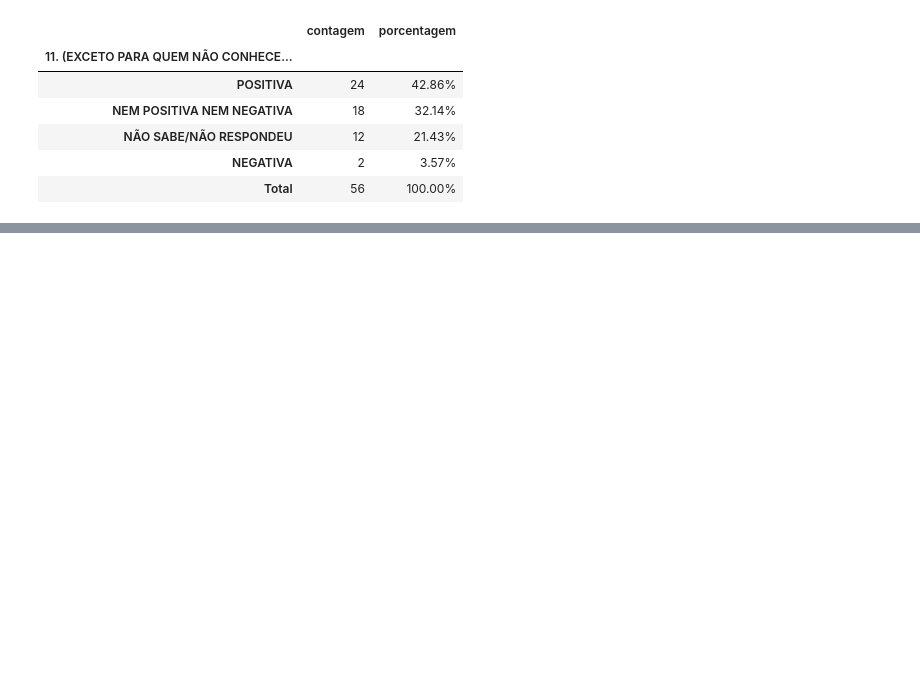
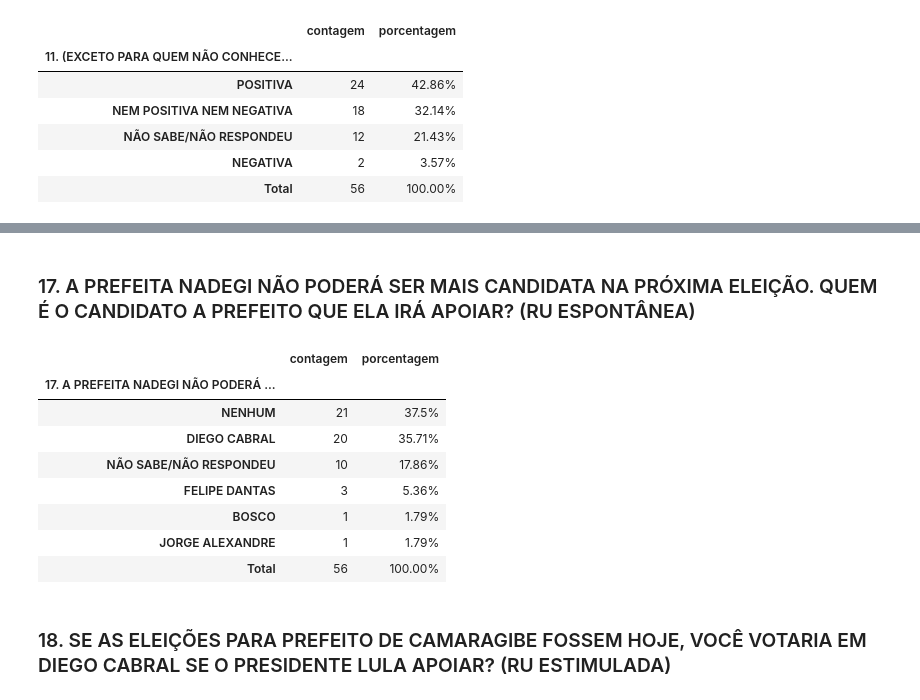
Before and after one commit to JoaoBoscoDuarte/Analise-Tratamento_Dados, a Jupyter notebook: analise.ipynb, the cells around one changed output, grey strips where cells are left out. Drawn from its saved outputs; the diff is of its cells as text; code cells hidden in the pictures; blank space fills up the shorter version.

```diff
--- a/analise.ipynb
+++ b/analise.ipynb
@@ -478,0 +673,71 @@ imagem_possitiva_negativa_diego_cabral()
+# %% [markdown]
+### 17. A PREFEITA NADEGI NÃO PODERÁ SER MAIS CANDIDATA NA PRÓXIMA ELEIÇÃO. QUEM É O CANDIDATO A PREFEITO QUE ELA IRÁ APOIAR? (RU ESPONTÂNEA)
+# %%
+def nadegi_nao_podera_ser_candidata(coluna = "17. A PREFEITA NADEGI NÃO PODERÁ SER MAIS CANDIDATA NA PRÓXIMA ELEIÇÃO. QUEM É O CANDIDATO A PREFEITO QUE ELA IRÁ APOIAR? (RU ESPONTÂNEA)"):
+    # Tratamento de variáveis
+    substituicoes = {
+        "DIEGO CABRAL": ["diego", "cabral", "diego cabral", "diego alves"],
+        "JORGE ALEXANDRE": ["jorge", "jorge alexandre", "alexandre"],
+        "FELIPE DANTAS": ["felipe", "dantas", "felipe dantas"],
+        "BOSCO": ["bosco"],
+        "NENHUM": ["não", "nulo", "NENHUM"],
+        "NÃO SABE": ["não sabe", "nao opnou", "nao opinou", "ñ sei"]
+    }
+
+    # Tratamento geral dos espaços vazios e repetidos
+    df[coluna] = df[coluna].fillna("NENHUM")
+
+    # Aplicando a substituição
+    for candidato in df[coluna]:
+        if (candidato.lower().strip() in substituicoes["DIEGO CABRAL"]):
+            df[coluna] = df[coluna].replace(candidato, "DIEGO CABRAL")
+
+        elif (candidato.lower().strip() in substituicoes["JORGE ALEXANDRE"]):
+            df[coluna] = df[coluna].replace(candidato, "JORGE ALEXANDRE")
+
+        elif (candidato.lower().strip() in substituicoes["FELIPE DANTAS"]):
+            df[coluna] = df[coluna].replace(candidato, "FELIPE DANTAS")
+
+        elif (candidato.lower().strip() in substituicoes["BOSCO"]):
+            df[coluna] = df[coluna].replace(candidato, "BOSCO")
+
+        elif (candidato.lower().strip() in substituicoes["NENHUM"]):
+            df[coluna] = df[coluna].replace(candidato, "NENHUM")
+
+        elif (candidato.lower().strip() in substituicoes["NÃO SABE"]):
+            df[coluna] = df[coluna].replace(candidato, "NÃO SABE/NÃO RESPONDEU")
+
+    contagem_votaria = df[coluna].value_counts()
+    porcentagem_votaria = (df[coluna].value_counts(normalize = True) * 100).round(2)
+
+    # Exibição da tabela
+    resultado = pd.DataFrame({
+        "contagem": contagem_votaria,
+        "porcentagem": porcentagem_votaria.astype(str) + "%"
+    })
+
+    # Total
+    total_contagem = contagem_votaria.sum()
+    total_porcentagem = porcentagem_votaria.sum()
+
+    if (total_porcentagem != 100.00):
+        ajuste = 100.00 - total_porcentagem
+        total_porcentagem += ajuste
+
+    resultado.loc["Total"] = [total_contagem, f"{total_porcentagem:.2f}%"]
+
+    return resultado
+
+nadegi_nao_podera_ser_candidata()
+# %% [output]
+|  | contagem | porcentagem |
+| 17. A PREFEITA NADEGI NÃO PODERÁ ... |  |  |
+| NENHUM | 21 | 37.5% |
+| DIEGO CABRAL | 20 | 35.71% |
+| NÃO SABE/NÃO RESPONDEU | 10 | 17.86% |
+| FELIPE DANTAS | 3 | 5.36% |
+| BOSCO | 1 | 1.79% |
+| JORGE ALEXANDRE | 1 | 1.79% |
+| Total | 56 | 100.00% |
+# %% [markdown]
+### 18. SE AS ELEIÇÕES PARA PREFEITO DE CAMARAGIBE FOSSEM HOJE, VOCÊ VOTARIA EM DIEGO CABRAL SE O PRESIDENTE LULA APOIAR? (RU ESTIMULADA)
```
Also changed, not shown: parts of 25 cells of this notebook.
